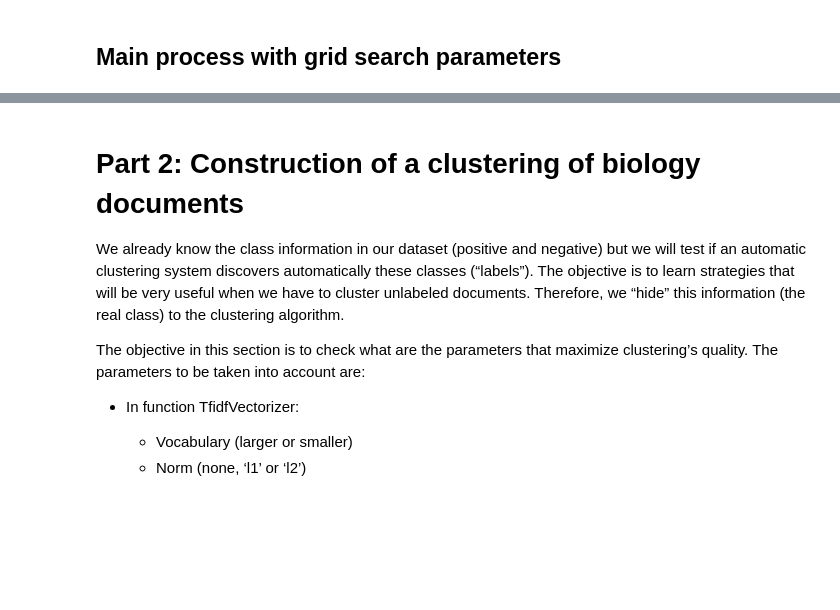
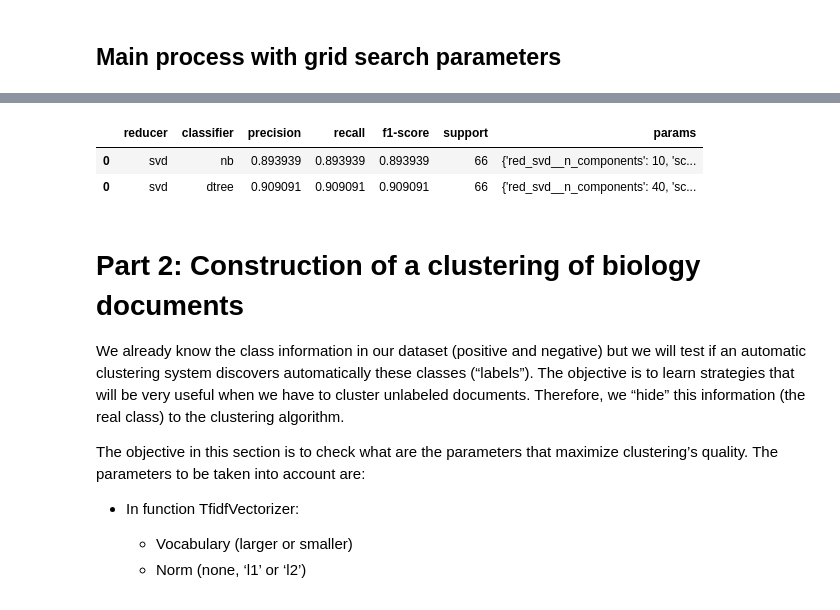
Before and after one commit to nandoide/MINTEX, a Jupyter notebook: TextMining_Assignment.ipynb, the cells around one changed output, grey strips where cells are left out. Cells and saved outputs as stored; diff of their text form; code cells hidden in the pictures; blank space fills up the shorter version.

```diff
--- a/TextMining_Assignment.ipynb
+++ b/TextMining_Assignment.ipynb
@@ -468,0 +516,29 @@ plt.plot(data_classifier_grid['accuracy'].values);
+# %%
+# First we adjust the vectorizer parameters
+param_grid_vectorizer = {
+    'vect__norm': ['l1', 'l2', None],
+    'vect__max_features': [500, 1000],
+    'vect__min_df': [0.0, 0.1, 0.2],
+    'vect__max_df': [0.1, 0.2, 0.5, 1.],
+    'vect__stop_words': [None, 'english', eng_and_custom_stopwords]
+}
+
+# Then we adjust the reducer parameters
+param_grid_reducers = [
+    {
+         'red_svd__n_components' : [2, 3, 10, 30, 40, 100],
+         'red_kbest__k' : [20, 50, 60],
+         'red_percentile__score_func' : [f_classif],
+         'red_percentile__percentile' : [5, 10]
+    },
+    {
+        'red__svd' : ['None']
+    }
+]
+
+param_grid_classifiers = {
+    'clf_knn__n_neighbors' : [2, 5]
+}
+
+df_metrics_new = hyper_grid_search([param_grid_vectorizer, param_grid_reducers, param_grid_classifiers],
+                                   df_metrics_fixed, reducers=reducers, classifiers=classifiers)
@@ -469,3 +563,9 @@ plt.plot(data_classifier_grid['accuracy'].values);
+# %%
+df_metrics_new
+# %% [output]
+|  | reducer | classifier | precision | recall | f1-score | support | params |
+| 0 | svd | nb | 0.893939 | 0.893939 | 0.893939 | 66 | {'red_svd__n_components': 10, 'sc... |
+| 0 | svd | dtree | 0.909091 | 0.909091 | 0.909091 | 66 | {'red_svd__n_components': 40, 'sc... |
 # %% [markdown]
 # Part 2: Construction of a clustering of biology documents
 We already know the class information in our dataset (positive and negative) but we will test if an automatic clustering system discovers automatically these classes (“labels”). The objective is to learn strategies that will be very useful when we have to cluster unlabeled documents. Therefore, we “hide” this information (the real class) to the clustering algorithm.
```
Also changed, not shown: parts of 19 cells of this notebook.
